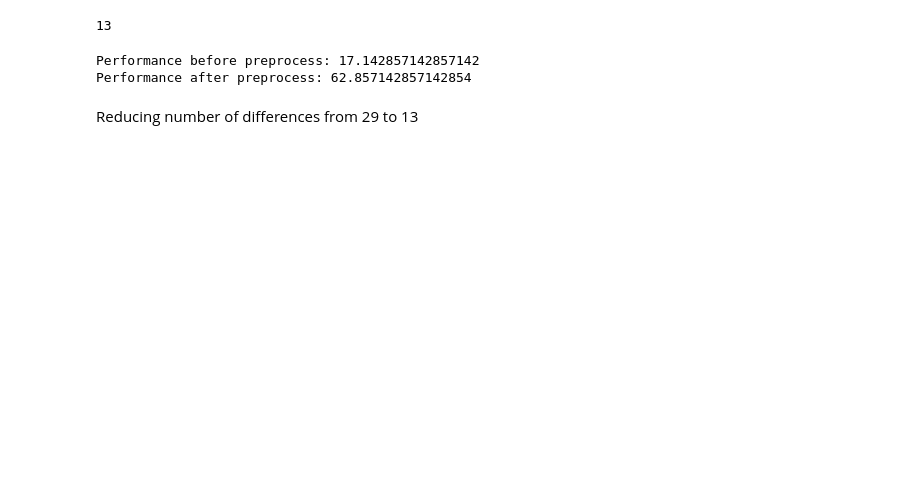
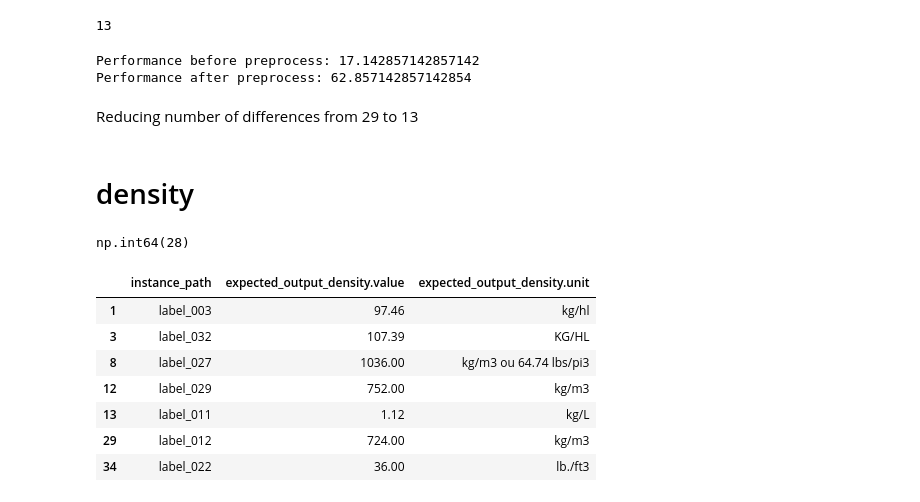
Before and after one commit to ai-cfia/fertiscan-pipeline, a Jupyter notebook: notebooks/metric.ipynb, the cells around one changed output. Saved outputs shown, nothing was run; the diff lists cells and outputs as text; code cells hidden in the pictures; blank space fills up the shorter version.

```diff
--- a/notebooks/metric.ipynb
+++ b/notebooks/metric.ipynb
@@ -1188,3 +1188,20 @@ Performance before preprocess: 17.142857142857142
 Performance after preprocess: 62.857142857142854
 # %% [markdown]
 Reducing number of differences from 29 to 13
+# %% [markdown]
+# density
+# %%
+df_flatten['expected_output_density.value'].isna().sum()
+# %% [output]
+np.int64(28)
+# %%
+df_flatten[(df_flatten['expected_output_density.value'].notna())][['instance_path', 'expected_output_density.value', 'expected_output_density.unit']]
+# %% [output]
+|  | instance_path | expected_output_density.value | expected_output_density.unit |
+| 1 | label_003 | 97.46 | kg/hl |
+| 3 | label_032 | 107.39 | KG/HL |
+| 8 | label_027 | 1036.00 | kg/m3 ou 64.74 lbs/pi3 |
+| 12 | label_029 | 752.00 | kg/m3 |
+| 13 | label_011 | 1.12 | kg/L |
+| 29 | label_012 | 724.00 | kg/m3 |
+| 34 | label_022 | 36.00 | lb./ft3 |
```
Also changed, not shown: parts of 39 cells of this notebook.
